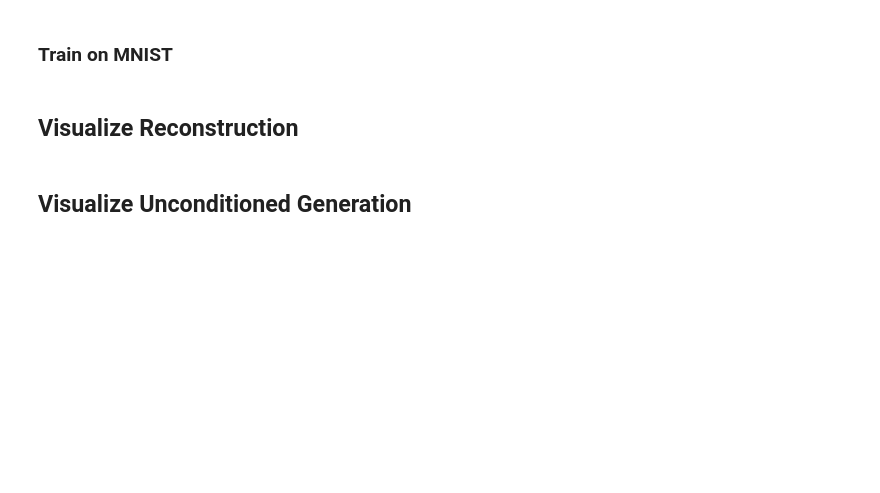
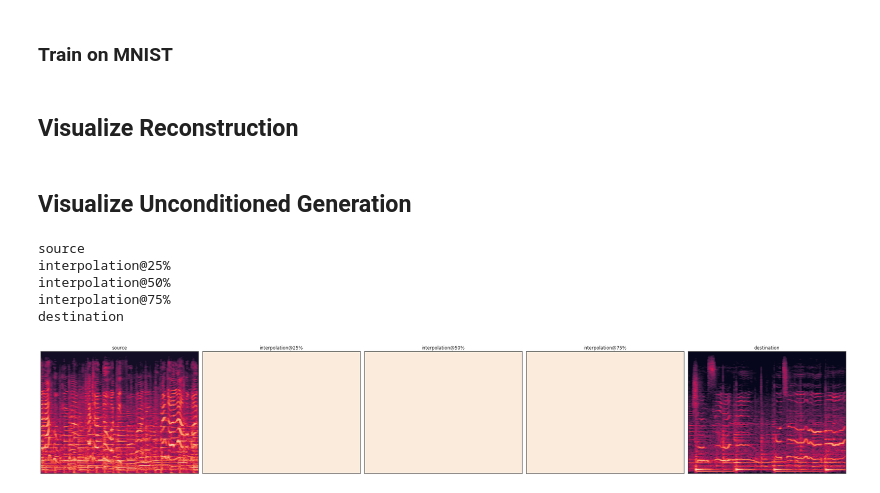
Before and after one commit to tasercake/Beatbrain, a Jupyter notebook: notebooks/generator.ipynb, the cells around one changed output. Drawn from its saved outputs; the diff is of its cells as text; code cells hidden in the pictures; blank space fills up the shorter version.

```diff
--- a/notebooks/generator.ipynb
+++ b/notebooks/generator.ipynb
@@ -873,3 +848,60 @@ for i, pred in enumerate(interpolated):
     plt.axis('off')
 
 plt.savefig(interp_dir.joinpath('interpolation.png'), bbox_inches='tight')
+# %%
+import librosa
+
+SR = 32768
+HOP_LENGTH = 256
+N_FFT = 4096
+INTERMEDIATE = 3
+INTERP_DIR = Path(f"interpolation/{int(time.time())}")
+audio_dir = INTERP_DIR / "audio"
+image_dir = INTERP_DIR / "image"
+audio_dir.mkdir(exist_ok=True, parents=True)
+image_dir.mkdir(exist_ok=True, parents=True)
+
+encoder = model.get_layer("encoder")
+decoder = model.get_layer("decoder")
+
+# Choose two spectrograms at random
+a = list(test_dataset.skip(6).take(1))[0]
+b = list(test_dataset.skip(94).take(1))[0]
+a_latent = encoder(a)[-1]
+b_latent = encoder(b)[-1]
+
+plt.figure(figsize=(6 * (INTERMEDIATE + 2), 5))
+for i, alpha in enumerate(np.linspace(0, 1, num=INTERMEDIATE + 2)):  # include source and dest images
+    if alpha == 0:  # Source
+        name = "source"
+        spec = a[0, ..., 0].numpy()
+    elif alpha == 1:  # Destination
+        name = "destination"
+        spec = b[0, ..., 0].numpy()
+    else:  # Intermediates
+        name = f"interpolation@{int(alpha * 100)}%"
+        latent = ((1 - alpha) * a_latent) + (alpha * b_latent)
+        spec = decoder(latent)[0, ..., 0].numpy()
+
+    # Show and save audio
+    print(name)
+#     audio = utils.spectrogram_to_audio(spec, denormalize=True, sr=SR, hop_length=HOP_LENGTH, n_fft=N_FFT)
+#     beatbrain.display.show_audio(audio, rate=SR)
+#     librosa.output.write_wav(audio_dir / f"{name}.wav", audio, SR)
+
+    # Plot and save spectrograms
+    utils.save_image(spec, image_dir / f"{name}.exr")
+    plt.subplot(1, INTERMEDIATE + 2, i + 1)
+    beatbrain.display.show_spec(utils.denormalize_spectrogram(spec), labels=False, cbar=False, title=name)
+
+# Show spectrograms
+plt.tight_layout()
+plt.savefig(image_dir / "all.jpg")
+plt.show()
+# %% [output]
+source
+interpolation@25%
+interpolation@50%
+interpolation@75%
+destination
+[figure, added]
```
Also changed, not shown: parts of 4 cells of this notebook, 34 other files.
